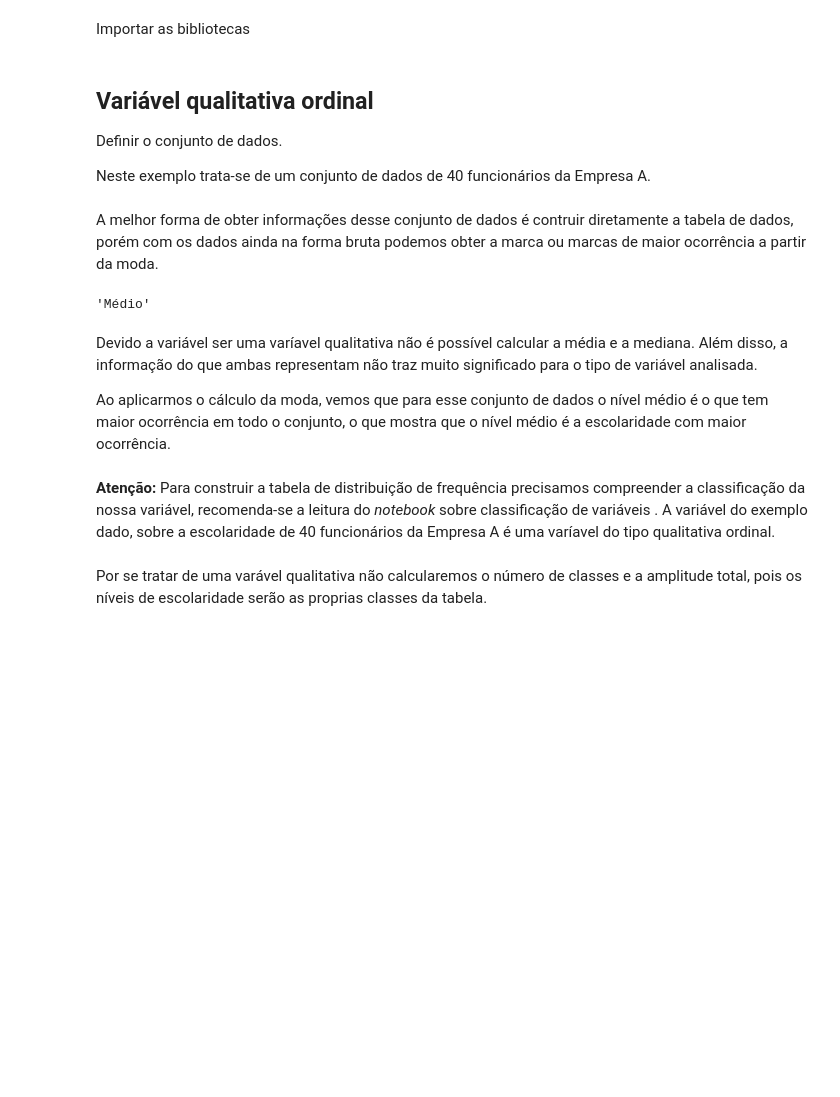
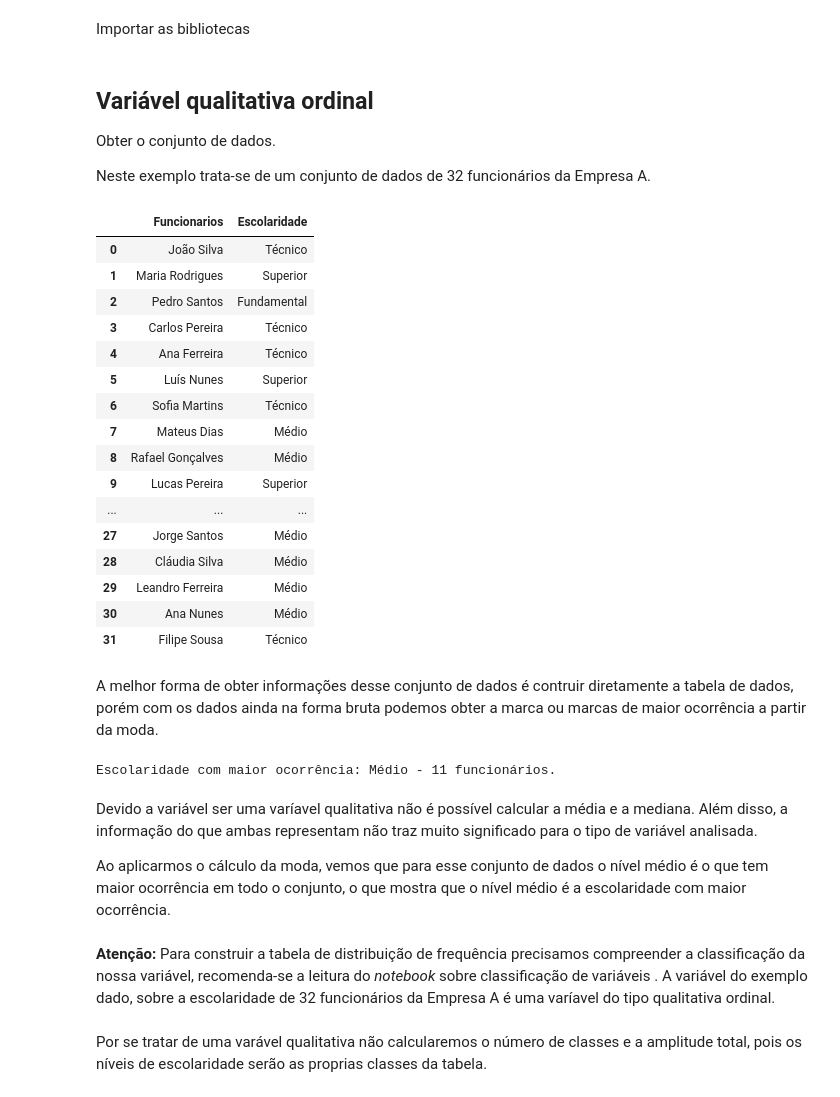
Before and after one commit to Rogerio-Chaves/Estatistica, a Jupyter notebook: 1.5.Distribuicao_de_Frequencia-Ordinal.ipynb, the cells around one changed output. Saved outputs shown, nothing was run; the diff lists cells and outputs as text; code cells hidden in the pictures; blank space fills up the shorter version.

```diff
--- a/1.5.Distribuicao_de_Frequencia-Ordinal.ipynb
+++ b/1.5.Distribuicao_de_Frequencia-Ordinal.ipynb
@@ -27,27 +26,45 @@ style.use('seaborn')
 # %% [markdown]
 ## Variável qualitativa ordinal
 
-Definir o conjunto de dados.
+Obter o conjunto de dados.
 
-Neste exemplo trata-se de um conjunto de dados de 40 funcionários da Empresa A.
+Neste exemplo trata-se de um conjunto de dados de 32 funcionários da Empresa A.
 # %%
-employees = ['Médio', 'Médio', 'Médio', 'Médio','Médio', 'Superior', 'Técnico', 'Médio', 'Técnico',
-             'Superior', 'Médio', 'Médio', 'Médio', 'Técnico', 'Superior', 'Médio', 'Fundamental', 'Médio',
-             'Superior', 'Técnico', 'Médio', 'Médio', 'Fundamental', 'Técnico', 'Médio', 'Superior', 'Médio',
-             'Médio', 'Técnico', 'Técnico', 'Superior', 'Médio', 'Médio', 'Fundamental', 'Superior', 'Médio',
-             'Superior', 'Fundamental', 'Médio', 'Superior']
+employees = pd.read_csv('datasets/funcionarios.csv')
+display(employees)
+# %% [output]
+|  | Funcionarios | Escolaridade |
+| 0 | João Silva | Técnico |
+| 1 | Maria Rodrigues | Superior |
+| 2 | Pedro Santos | Fundamental |
+| 3 | Carlos Pereira | Técnico |
+| 4 | Ana Ferreira | Técnico |
+| 5 | Luís Nunes | Superior |
+| 6 | Sofia Martins | Técnico |
+| 7 | Mateus Dias | Médio |
+| 8 | Rafael Gonçalves | Médio |
+| 9 | Lucas Pereira | Superior |
+| ... | ... | ... |
+| 27 | Jorge Santos | Médio |
+| 28 | Cláudia Silva | Médio |
+| 29 | Leandro Ferreira | Médio |
+| 30 | Ana Nunes | Médio |
+| 31 | Filipe Sousa | Técnico |
 # %% [markdown]
 A melhor forma de obter informações desse conjunto de dados é contruir diretamente a tabela de dados, porém com os dados ainda na forma bruta podemos obter a marca ou marcas de maior ocorrência a partir da moda.
 # %%
-mode(employees)
+education_mode = mode(employees['Escolaridade'])
+
+education_mode_count = employees['Escolaridade'].value_counts()[education_mode]
+print(f'Escolaridade com maior ocorrência: {education_mode} - {education_mode_count} funcionários.')
 # %% [output]
-'Médio'
+Escolaridade com maior ocorrência: Médio - 11 funcionários.
 # %% [markdown]
 Devido a variável ser uma varíavel qualitativa não é possível calcular a média e a mediana. Além disso, a informação do que ambas representam não traz muito significado para o tipo de variável analisada.
 
 Ao aplicarmos o cálculo da moda, vemos que para esse conjunto de dados o nível médio é o que tem maior ocorrência em todo o conjunto, o que mostra que o nível médio é a escolaridade com maior ocorrência.
 # %% [markdown]
-__Atenção:__ Para construir a tabela de distribuição de frequência precisamos compreender a classificação da nossa variável, recomenda-se a leitura do _notebook_ sobre classificação de variáveis <link>. A variável do exemplo dado, sobre a escolaridade de 40 funcionários da Empresa A é uma varíavel do tipo qualitativa ordinal.
+__Atenção:__ Para construir a tabela de distribuição de frequência precisamos compreender a classificação da nossa variável, recomenda-se a leitura do _notebook_ sobre classificação de variáveis <link>. A variável do exemplo dado, sobre a escolaridade de 32 funcionários da Empresa A é uma varíavel do tipo qualitativa ordinal.
 # %% [markdown]
 Por se tratar de uma varável qualitativa não calcularemos o número de classes e a amplitude total, pois os níveis de escolaridade serão as proprias classes da tabela.
 # %%
```
Also changed, not shown: parts of 18 cells of this notebook, 1 other file.
